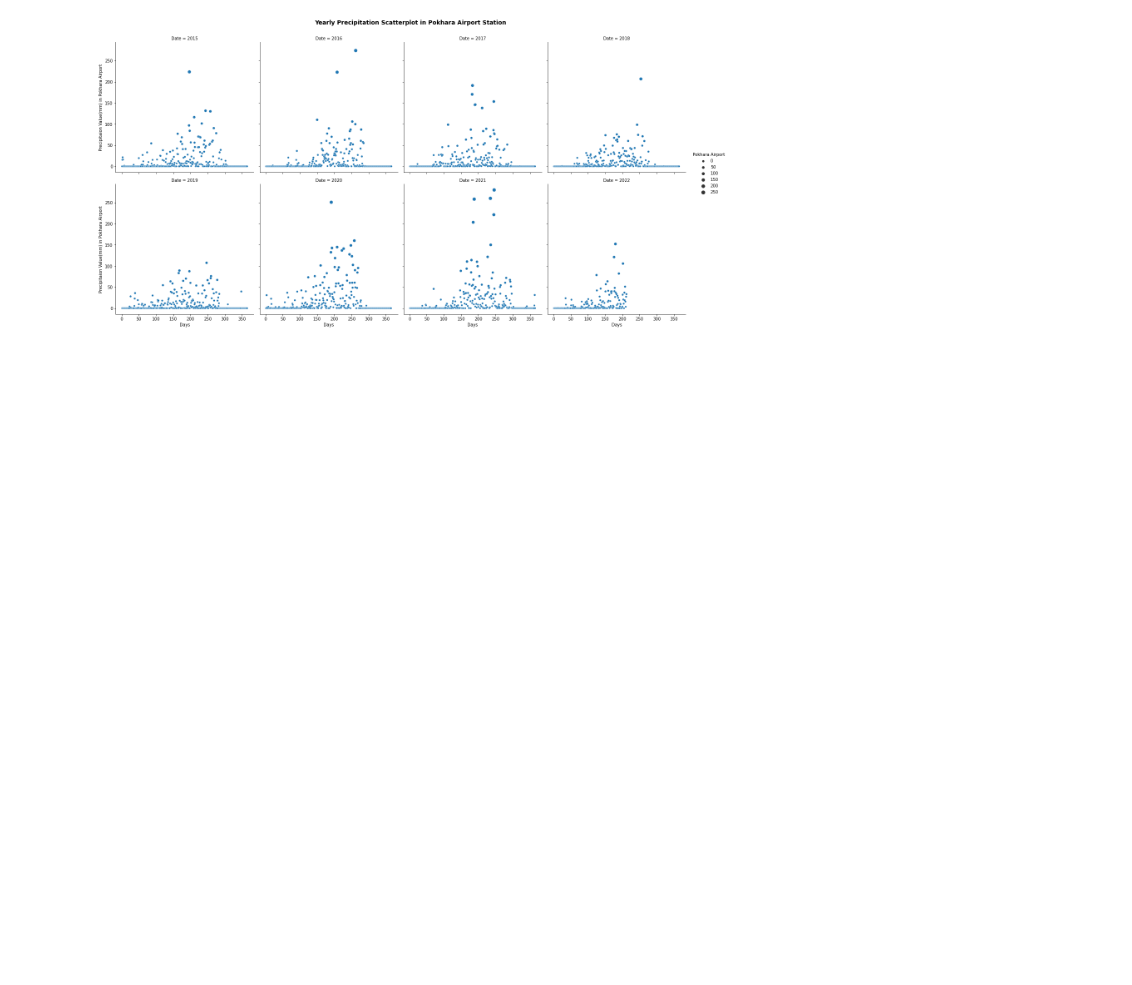
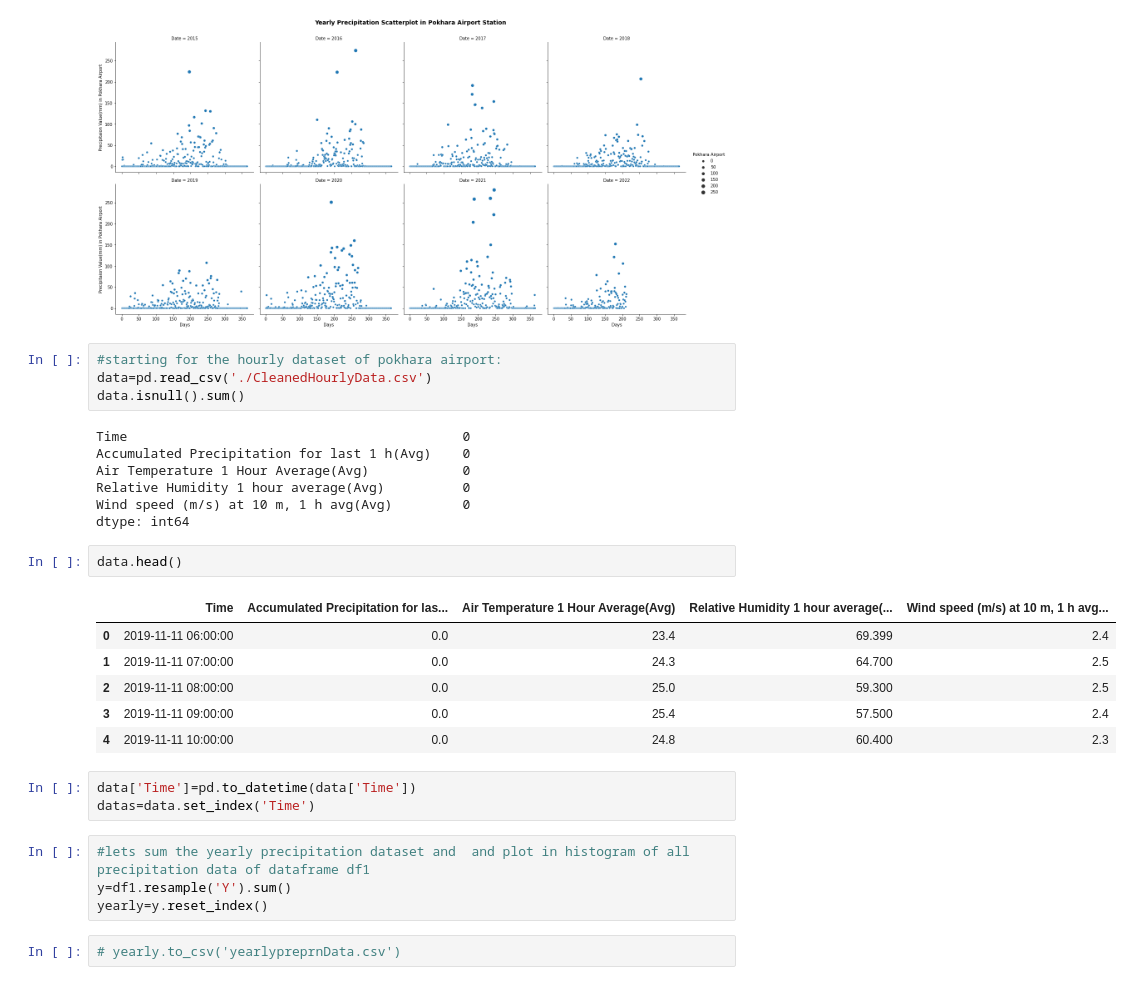
Before and after one commit to supathdhitalGEO/Weather-Forecasting, a Jupyter notebook: visualization/visualization.ipynb, the cells around one changed output. Drawn from its saved outputs; the diff is of its cells as text; blank space fills up the shorter version.

```diff
--- a/visualization/visualization.ipynb
+++ b/visualization/visualization.ipynb
@@ -137,3 +137,32 @@ g.fig.suptitle('Yearly Precipitation Scatterplot in Pokhara Airport Station',y=1
 # %% [output]
 Text(0.5, 1.04, 'Yearly Precipitation Scatterplot in Pokhara Airport Station')
 [figure]
+# %%
+#starting for the hourly dataset of pokhara airport:
+data=pd.read_csv('./CleanedHourlyData.csv')
+data.isnull().sum()
+# %% [output]
+Time                                           0
+Accumulated Precipitation for last 1 h(Avg)    0
+Air Temperature 1 Hour Average(Avg)            0
+Relative Humidity 1 hour average(Avg)          0
+Wind speed (m/s) at 10 m, 1 h avg(Avg)         0
+dtype: int64
+# %%
+data.head()
+# %% [output]
+|  | Time | Accumulated Precipitation for las... | Air Temperature 1 Hour Average(Avg) | Relative Humidity 1 hour average(... | Wind speed (m/s) at 10 m, 1 h avg... |
+| 0 | 2019-11-11 06:00:00 | 0.0 | 23.4 | 69.399 | 2.4 |
+| 1 | 2019-11-11 07:00:00 | 0.0 | 24.3 | 64.700 | 2.5 |
+| 2 | 2019-11-11 08:00:00 | 0.0 | 25.0 | 59.300 | 2.5 |
+| 3 | 2019-11-11 09:00:00 | 0.0 | 25.4 | 57.500 | 2.4 |
+| 4 | 2019-11-11 10:00:00 | 0.0 | 24.8 | 60.400 | 2.3 |
+# %%
+data['Time']=pd.to_datetime(data['Time'])
+datas=data.set_index('Time')
+# %%
+#lets sum the yearly precipitation dataset and  and plot in histogram of all precipitation data of dataframe df1
+y=df1.resample('Y').sum()
+yearly=y.reset_index()
+# %%
+# yearly.to_csv('yearlypreprnData.csv')
```
Also changed, not shown: 5 other files.
